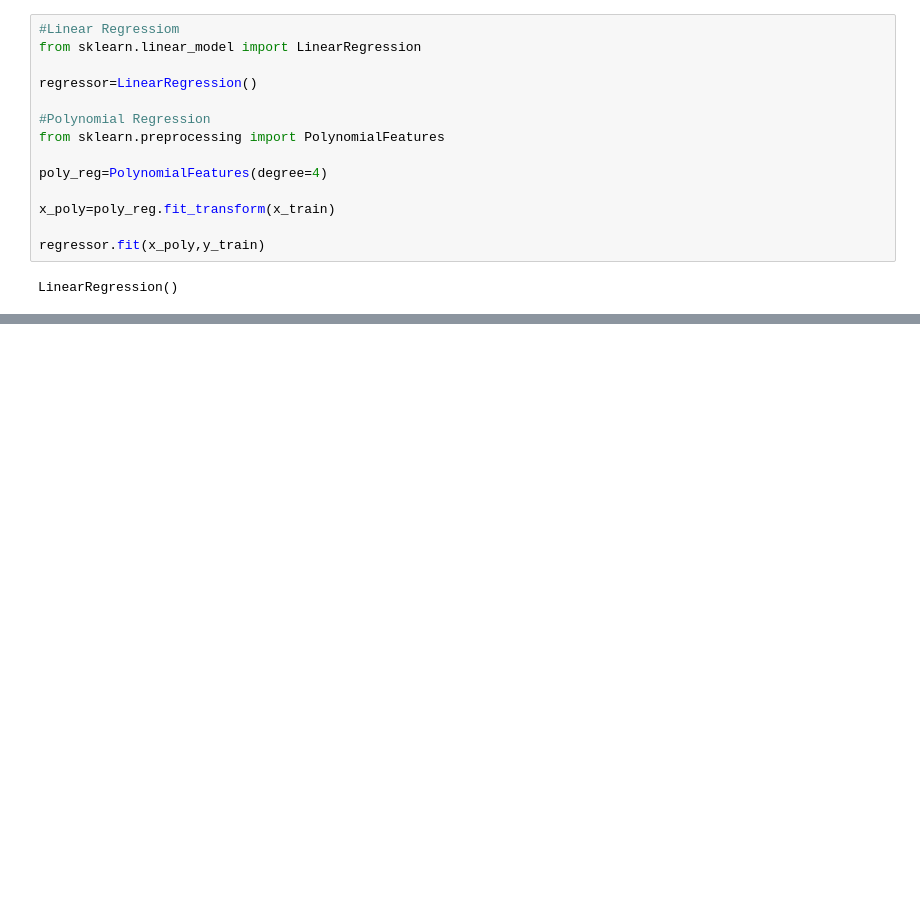
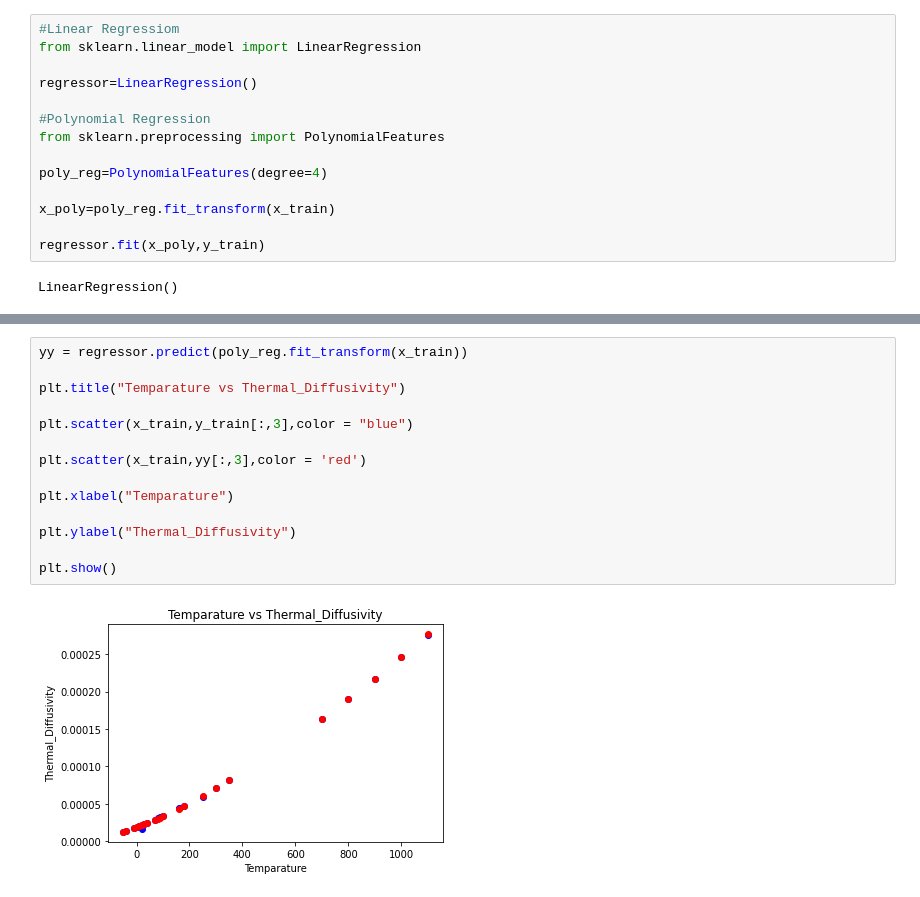
Before and after one commit to Raju-Komarapu/BTech-miniProject_2_PolynomialRegression, a Jupyter notebook: Mini_Project-2.ipynb, the cells around one changed output, grey strips where cells are left out. Cells and saved outputs as stored; diff of their text form; blank space fills up the shorter version.

```diff
--- a/Mini_Project-2.ipynb
+++ b/Mini_Project-2.ipynb
@@ -316,0 +360,16 @@ plt.show()
+# %%
+yy = regressor.predict(poly_reg.fit_transform(x_train))
+
+plt.title("Temparature vs Thermal_Diffusivity")
+
+plt.scatter(x_train,y_train[:,3],color = "blue")
+
+plt.scatter(x_train,yy[:,3],color = 'red')
+
+plt.xlabel("Temparature")
+
+plt.ylabel("Thermal_Diffusivity")
+
+plt.show()
+# %% [output]
+[figure, added]
```
Also changed, not shown: parts of 23 cells of this notebook.
